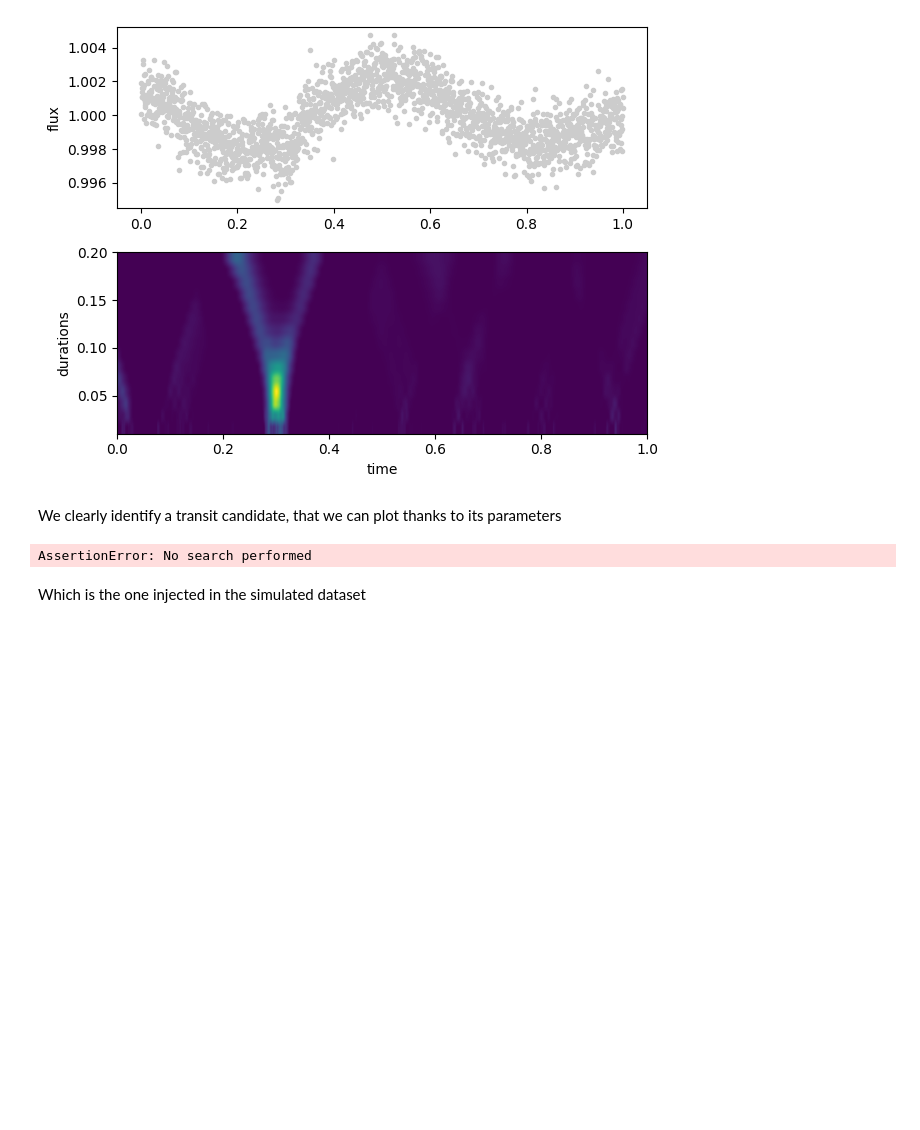
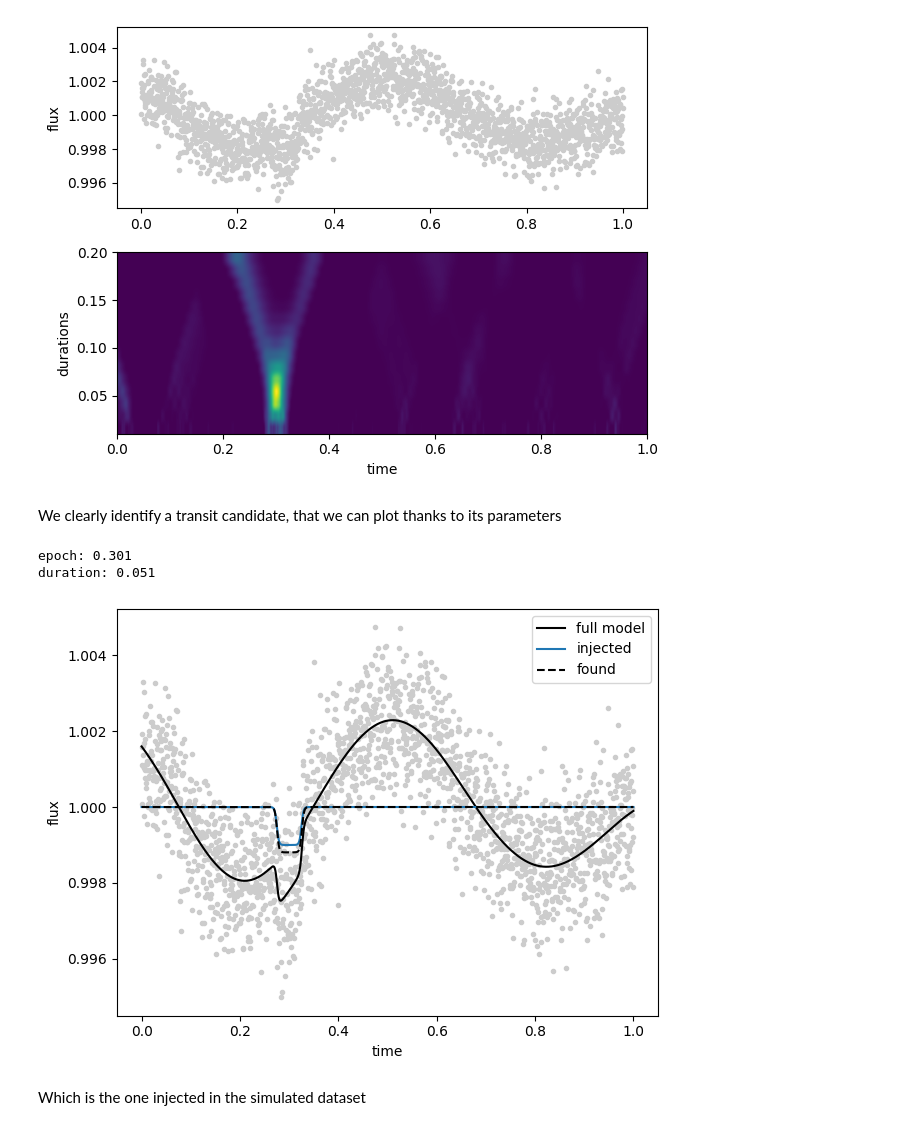
Before and after one commit to lgrcia/nuance, a Jupyter notebook: docs/notebooks/single.ipynb, the cells around one changed output. Drawn from its saved outputs; the diff is of its cells as text; code cells hidden in the pictures; blank space fills up the shorter version.

Commit message:
fix: single tutorial error

```diff
--- a/docs/notebooks/single.ipynb
+++ b/docs/notebooks/single.ipynb
@@ -47,25 +47,28 @@ plt.tight_layout()
 # %% [markdown]
 We clearly identify a transit candidate, that we can plot thanks to its parameters
 # %%
-t0, D, _ = nu.search_data.best
+i, j = np.unravel_index(np.argmax(nu.search_data.ll), nu.search_data.ll.shape)
+t0, D = nu.search_data.t0s[i], nu.search_data.Ds[j]
 linear, astro, noise = nu.models(t0, D)
 plt.plot(time, flux, ".", c="0.8")
 plt.plot(time, linear + astro + noise, c="k", label="full model")
 plt.plot(
     time,
     true["depth"] * utils.periodic_transit(t, D=true["D"], t0=true["t0"]) + 1.0,
     ls="-",
     c="C0",
     label="injected",
 )
 plt.plot(time, astro + 1.0, ls="--", c="k", label="found")
 plt.legend()
 plt.ylabel("flux")
 plt.xlabel("time")
 
 plt.tight_layout()
 print("\n".join([f"{n}: {v:.3f}" for n, v in zip(["epoch", "duration"], [t0, D])]))
 # %% [output]
-AssertionError: No search performed
+epoch: 0.301
+duration: 0.051
+[figure, added]
 # %% [markdown]
 Which is the one injected in the simulated dataset
```
